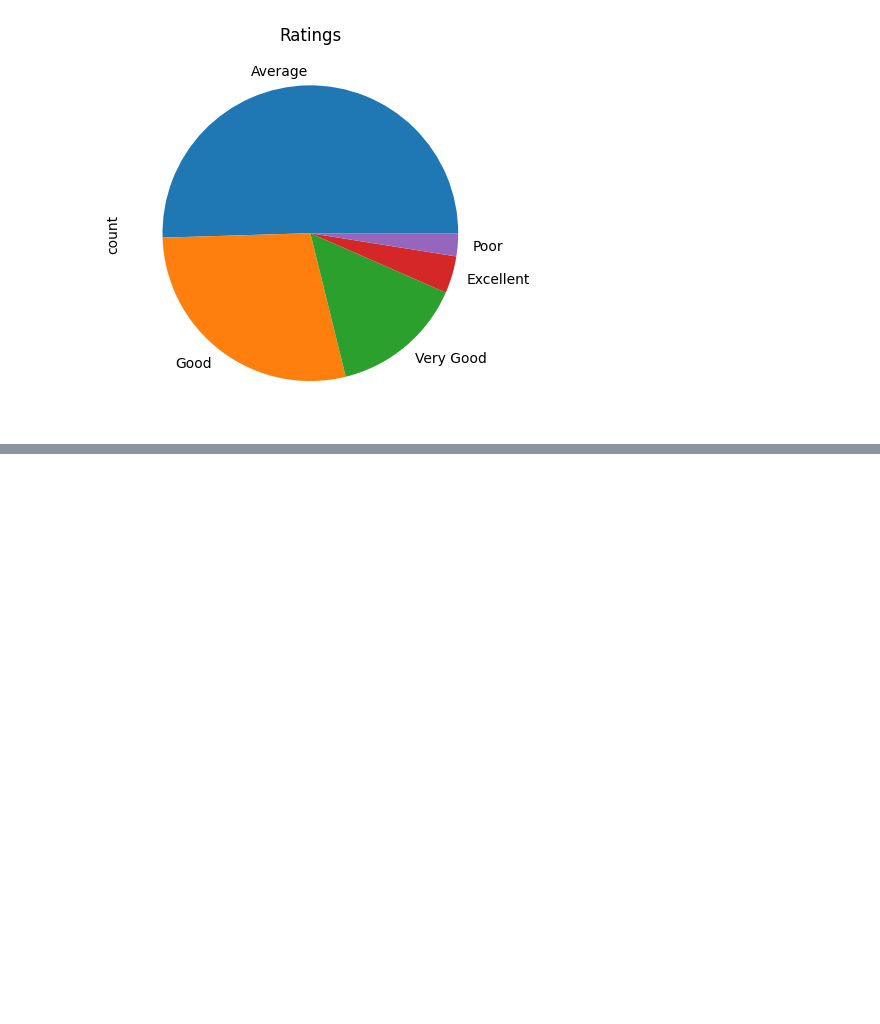
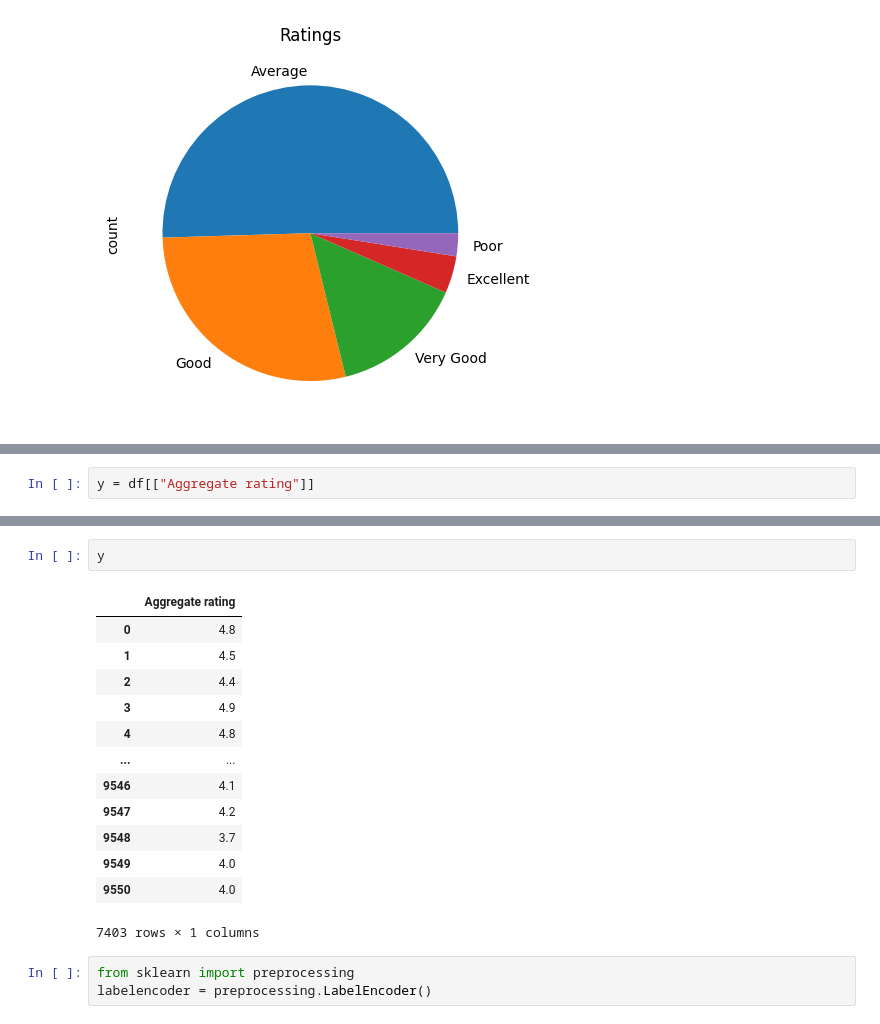
Before and after one commit to jbtestoni/predicting-restaurant-ratings-machine-learning, a Jupyter notebook: Notebook.ipynb, the cells around one changed output, grey strips where cells are left out. Saved outputs shown, nothing was run; the diff lists cells and outputs as text; blank space fills up the shorter version.

```diff
--- a/Notebook.ipynb
+++ b/Notebook.ipynb
@@ -138,0 +151,2 @@ plt.show()
+# %%
+y = df[["Aggregate rating"]]
@@ -138,0 +169,19 @@ plt.show()
+# %%
+y
+# %% [output]
+|  | Aggregate rating |
+| 0 | 4.8 |
+| 1 | 4.5 |
+| 2 | 4.4 |
+| 3 | 4.9 |
+| 4 | 4.8 |
+| ... | ... |
+| 9546 | 4.1 |
+| 9547 | 4.2 |
+| 9548 | 3.7 |
+| 9549 | 4.0 |
+| 9550 | 4.0 |
+7403 rows × 1 columns
+# %%
+from sklearn import preprocessing
+labelencoder = preprocessing.LabelEncoder()
```
Also changed, not shown: parts of 11 cells of this notebook.
